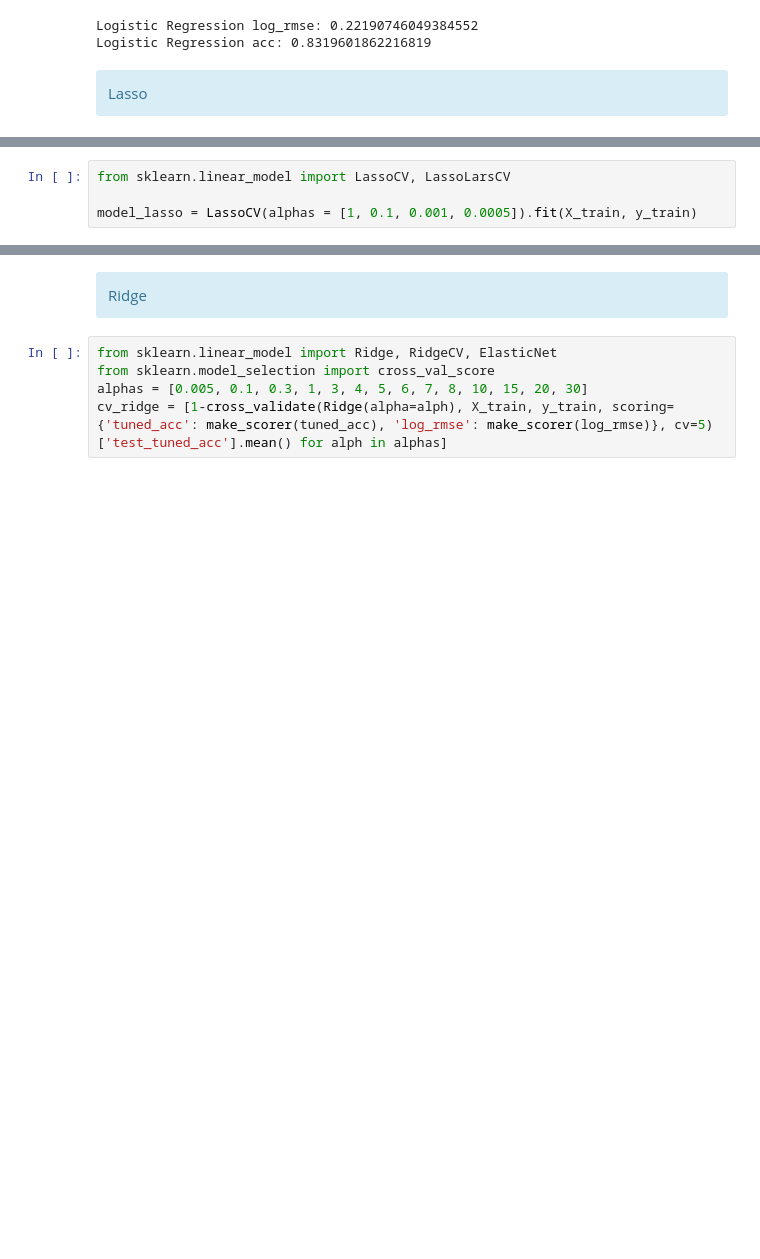
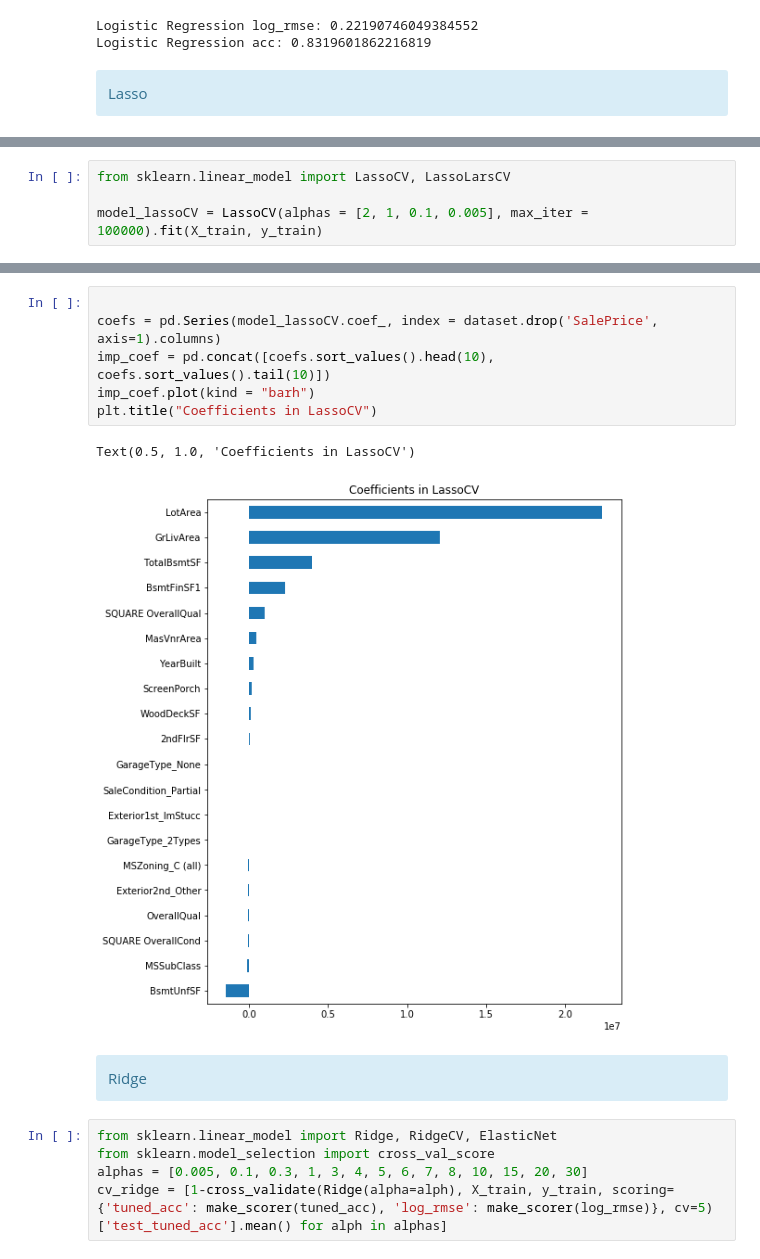
Before and after one commit to Makubu/AML, a Jupyter notebook: Chall2_Houses_Prediction/test_house_pricing_challenge - Copie.ipynb, the cells around one changed output, grey strips where cells are left out. Cells and saved outputs as stored; diff of their text form; blank space fills up the shorter version.

```diff
--- a/Chall2_Houses_Prediction/test_house_pricing_challenge - Copie.ipynb
+++ b/Chall2_Houses_Prediction/test_house_pricing_challenge - Copie.ipynb
@@ -872,5 +926,5 @@ Lasso
 # %%
 from sklearn.linear_model import LassoCV, LassoLarsCV
 
-model_lasso = LassoCV(alphas = [1, 0.1, 0.001, 0.0005]).fit(X_train, y_train)
+model_lassoCV = LassoCV(alphas = [2, 1, 0.1, 0.005], max_iter = 100000).fit(X_train, y_train)
 # %%
@@ -882,3 +942,12 @@ cv_lasso['test_tuned_acc'].mean()
+# %%
+
+coefs = pd.Series(model_lassoCV.coef_, index = dataset.drop('SalePrice', axis=1).columns)
+imp_coef = pd.concat([coefs.sort_values().head(10), coefs.sort_values().tail(10)])
+imp_coef.plot(kind = "barh")
+plt.title("Coefficients in LassoCV")
+# %% [output]
+Text(0.5, 1.0, 'Coefficients in LassoCV')
+[figure, added]
 # %% [markdown]
 <div class='alert alert-block alert-info'>
 Ridge
```
Also changed, not shown: parts of 9 cells of this notebook.
